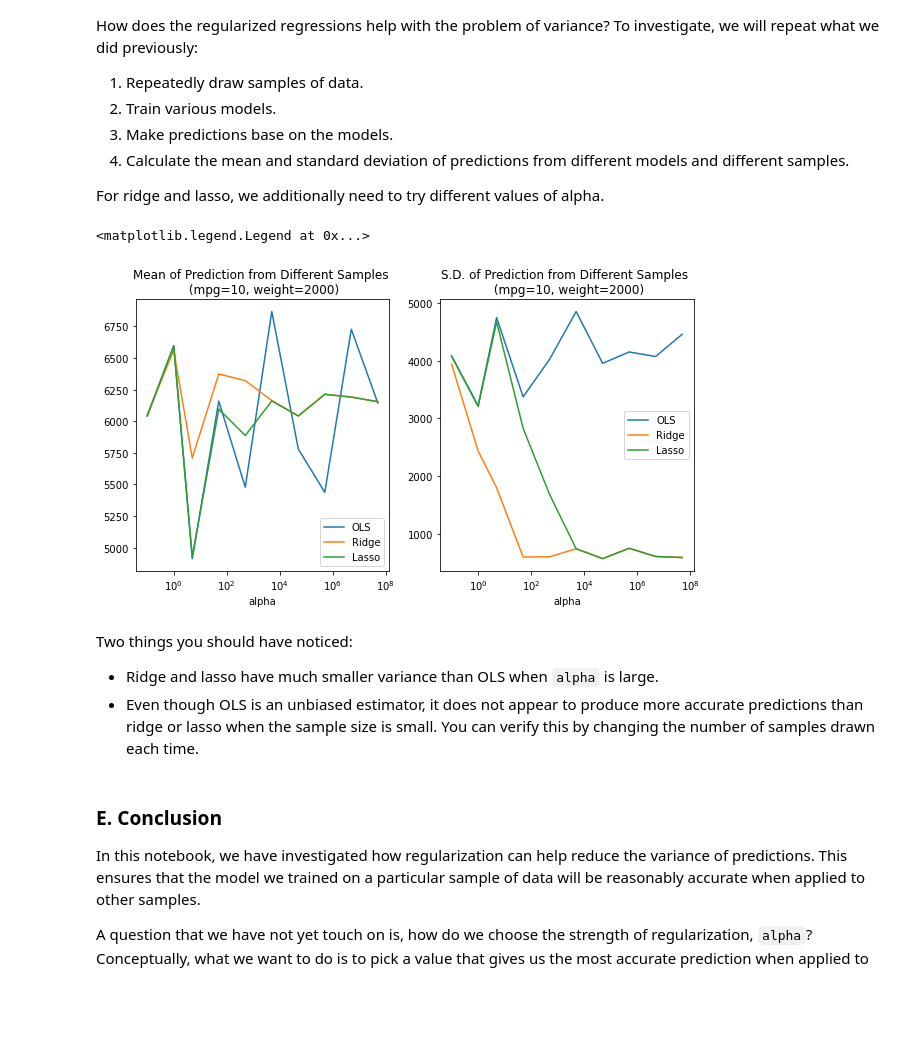
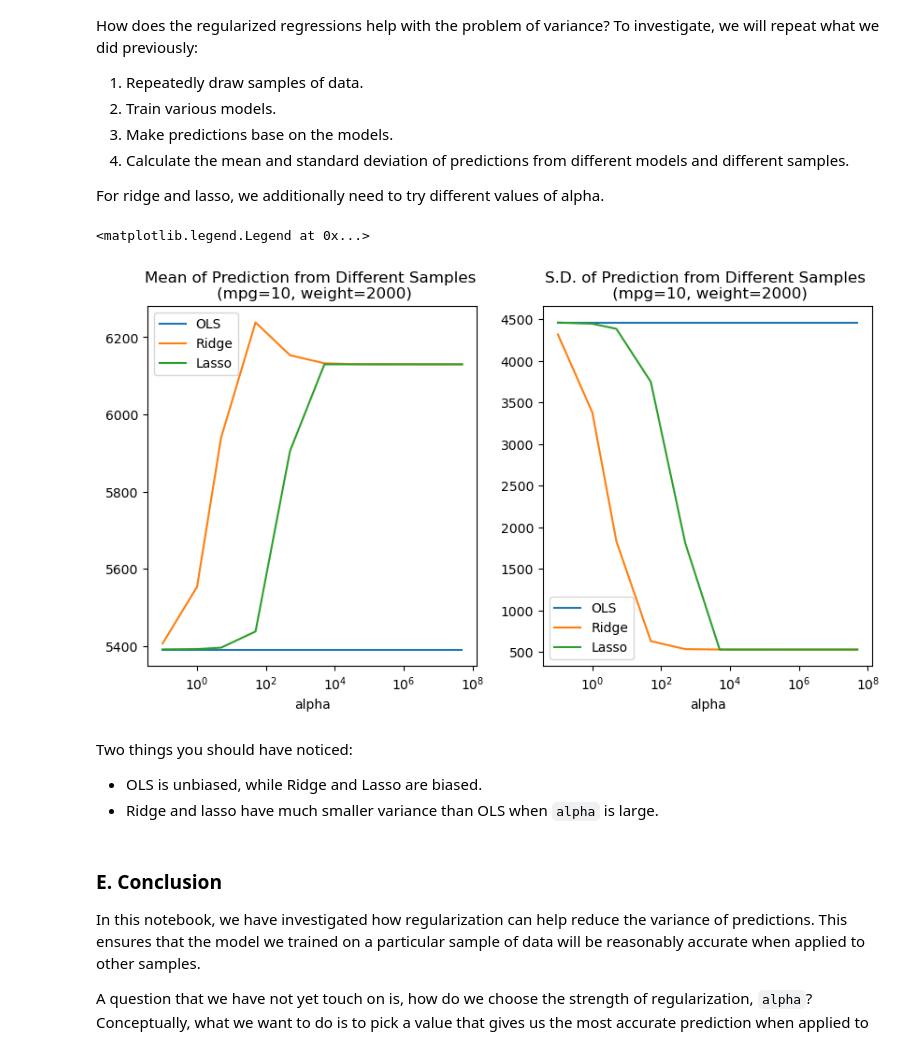
Before and after one commit to ticoneva/data-analytics-course, a Jupyter notebook: Completed/B3-Regression-Completed.ipynb, the cells around one changed output. Drawn from its saved outputs; the diff is of its cells as text; code cells hidden in the pictures; blank space fills up the shorter version.

````diff
--- a/Completed/B3-Regression-Completed.ipynb
+++ b/Completed/B3-Regression-Completed.ipynb
@@ -368,6 +368,12 @@ ols_std = []
 ridge_std = []
 lasso_std = []
 
+# Empty list for subsamples
+subsamples = []
+# Draw 20 random samples and fit models for 50 times
+for i in range(50):
+    subsamples.append(resample(y_pop,x_pop,n_samples=20))
+
 # Loop through alphas
 for a in alphas:
 
@@ -376,10 +382,8 @@ for a in alphas:
     ridge_predict = []
     lasso_predict = []
 
-    # Draw 20 random samples and fit models for 50 times
     for i in range(50):
-
-        y,x = resample(y_pop,x_pop,n_samples=20)
+        y,x = subsamples[i]
 
         # OLS
         ols = LinearRegression()
@@ -412,38 +416,38 @@ for a in alphas:
 
     # alculate and store standard deviations
     ols_std.append(np.std(ols_predict))
     ridge_std.append(np.std(ridge_predict))
     lasso_std.append(np.std(lasso_predict))
 
 # Import library for graphing
 %matplotlib inline
 import matplotlib.pyplot as plt
 
 # Plot mean
 fig, (mn, sd) = plt.subplots(ncols=2,figsize=(10,5))
 mn.set_title("Mean of Prediction from Different Samples \n (mpg=10, weight=2000)")
 mn.set_xlabel("alpha")
 mn.set_xscale("log")
 mn.plot(alphas, ols_mean, label='OLS')
 mn.plot(alphas, ridge_mean, label='Ridge')
 mn.plot(alphas, lasso_mean, label='Lasso')
 mn.legend(loc=0)
 
 # Plot standard deviations
 sd.set_title("S.D. of Prediction from Different Samples \n (mpg=10, weight=2000)")
 sd.set_xlabel("alpha")
 sd.set_xscale("log")
 sd.plot(alphas, ols_std, label='OLS')
 sd.plot(alphas, ridge_std, label='Ridge')
 sd.plot(alphas, lasso_std, label='Lasso')
 sd.legend(loc=0)
 # %% [output]
 <matplotlib.legend.Legend at 0x...>
-[figure, old version]
+[figure, new version]
-# %% [markdown]
-Two things you should have noticed:
-- Ridge and lasso have much smaller variance than OLS when ```alpha``` is large.
-- Even though OLS is an unbiased estimator, it does not appear to produce more accurate predictions than ridge or lasso when the sample size is small. You can verify this by changing the number of samples drawn each time.
+# %% [markdown]
+Two things you should have noticed:
+- OLS is unbiased, while Ridge and Lasso are biased.
+- Ridge and lasso have much smaller variance than OLS when ```alpha``` is large.
 # %% [markdown]
 ### E. Conclusion
 
````
Also changed, not shown: parts of 3 cells of this notebook, 1 other file.
